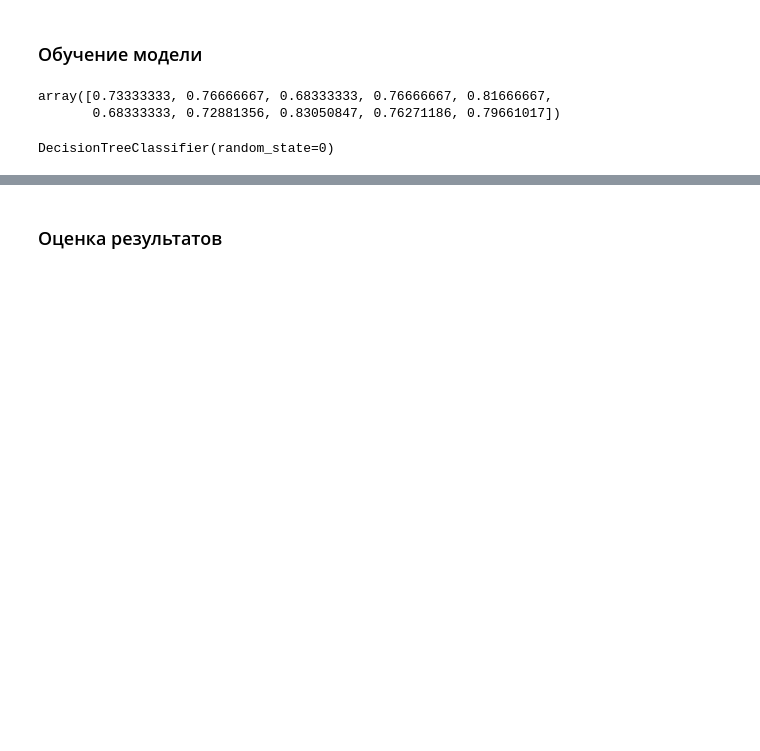
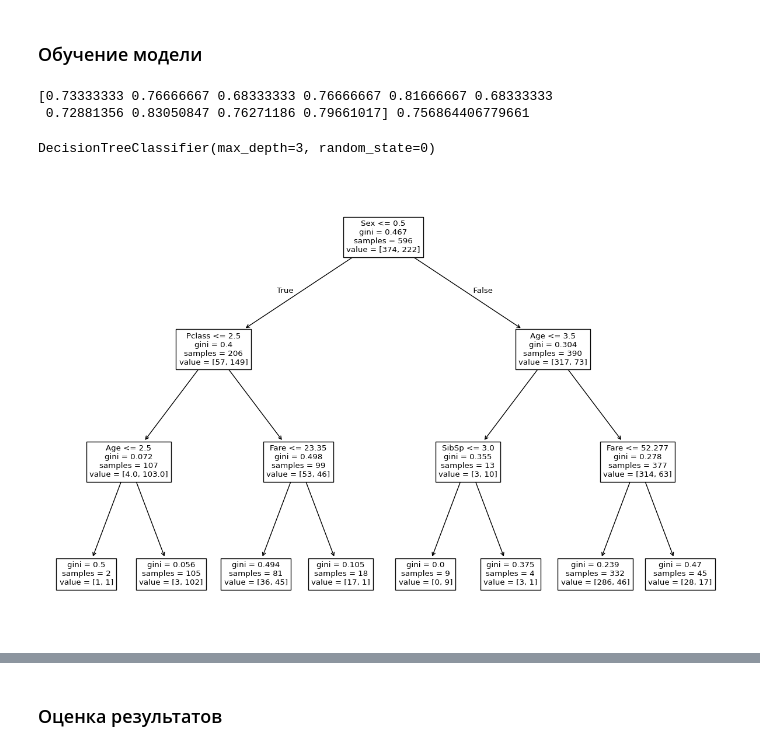
Before and after one commit to alex-chin/TitanicML, a Jupyter notebook: titanic_ml.ipynb, the cells around one changed output, grey strips where cells are left out. Saved outputs shown, nothing was run; the diff lists cells and outputs as text; code cells hidden in the pictures; blank space fills up the shorter version.

Commit message:
tree reserch

```diff
--- a/titanic_ml.ipynb
+++ b/titanic_ml.ipynb
@@ -237,11 +239,24 @@ from sklearn.model_selection import cross_val_score
 
 clf = DecisionTreeClassifier(random_state=0)
 # %%
-cross_val_score(clf, X_train, y_train, cv=10)
+score = cross_val_score(clf, X_train, y_train, cv=10, scoring='accuracy')
+print(score, np.mean(score))
 # %% [output]
-array([0.73333333, 0.76666667, 0.68333333, 0.76666667, 0.81666667,
-       0.68333333, 0.72881356, 0.83050847, 0.76271186, 0.79661017])
+[0.73333333 0.76666667 0.68333333 0.76666667 0.81666667 0.68333333
+ 0.72881356 0.83050847 0.76271186 0.79661017] 0.756864406779661
+# %%
+clf = DecisionTreeClassifier(random_state=0, max_depth=3)
 # %%
 clf.fit(X_train, y_train)
 # %% [output]
-DecisionTreeClassifier(random_state=0)
+DecisionTreeClassifier(max_depth=3, random_state=0)
+# %%
+import matplotlib.pyplot as plt
+from sklearn import tree
+
+fig, ax = plt.subplots(figsize=(15, 10))
+tree.plot_tree(clf, ax=ax, feature_names=X_train.columns)
+
+plt.show()
+# %% [output]
+[figure, added]
```
Also changed, not shown: parts of 3 cells of this notebook.
